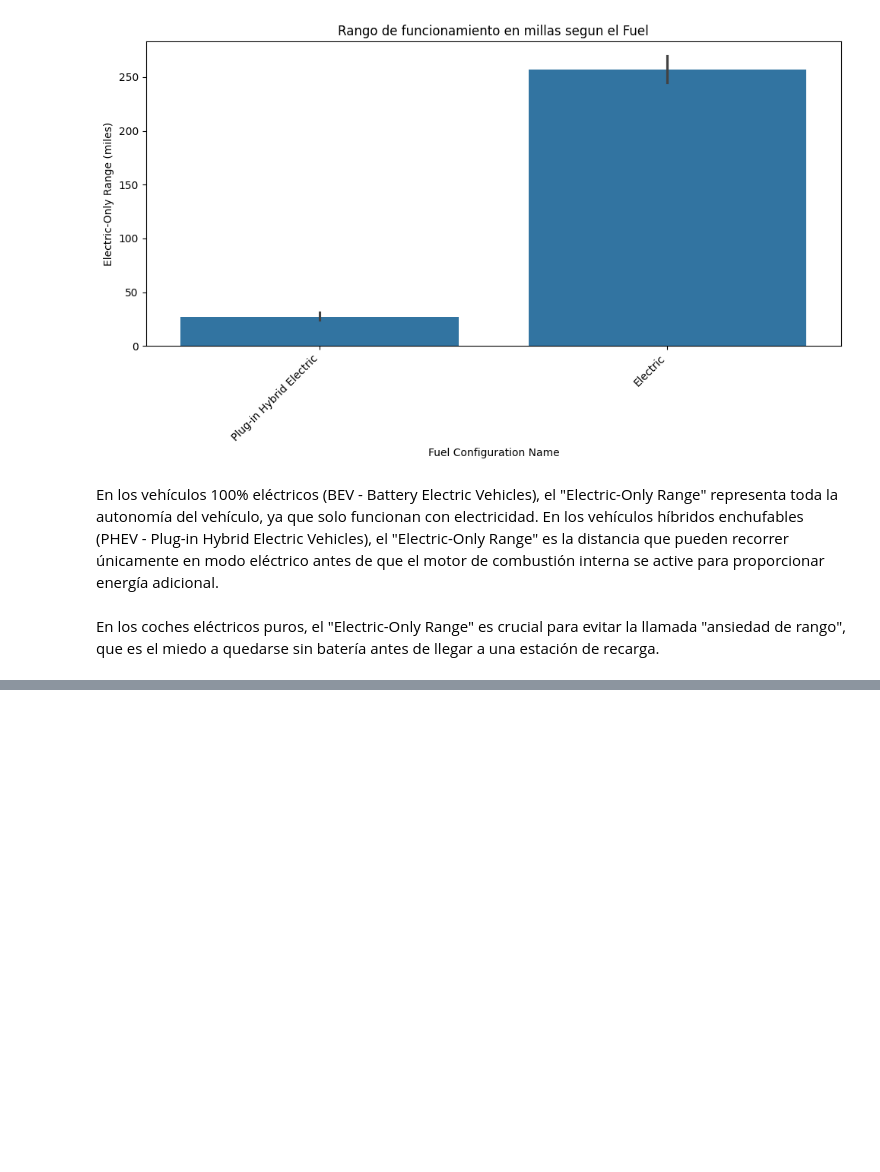
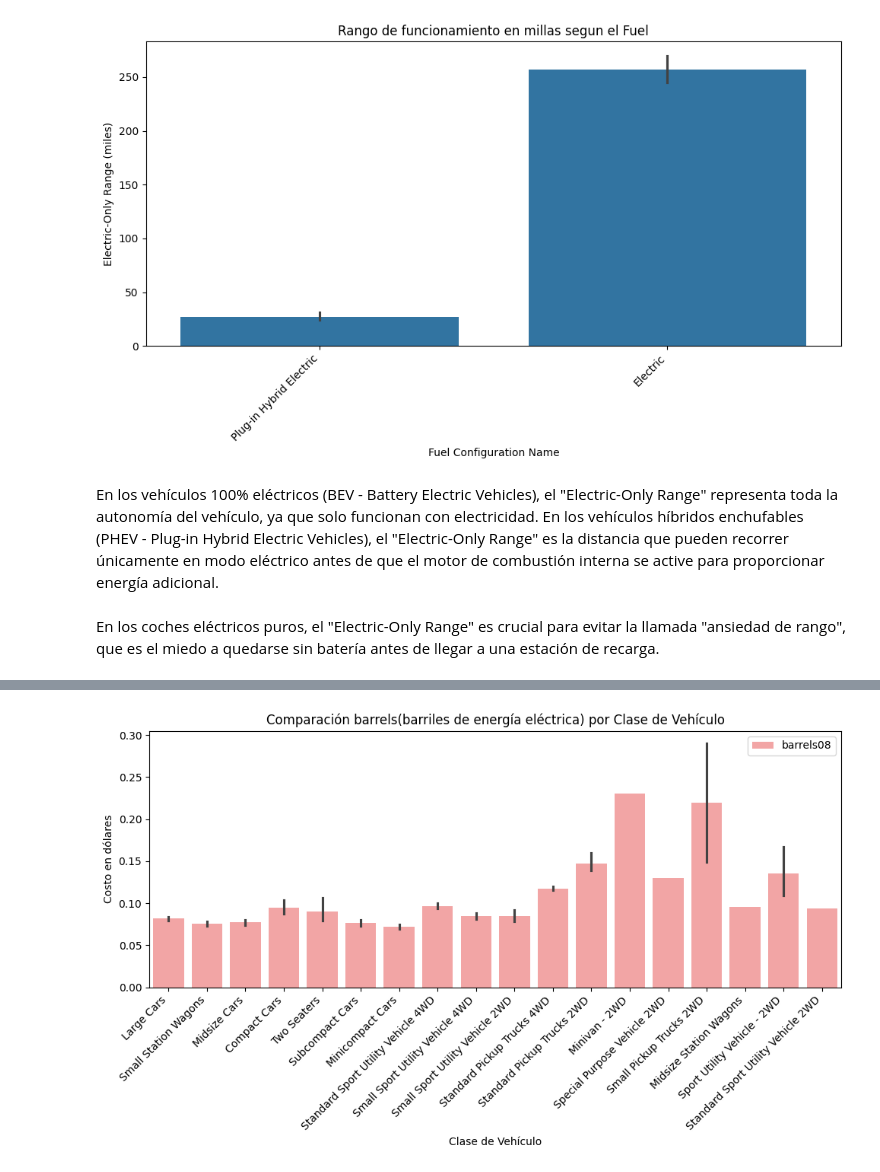
Before and after one commit to AgustinNiederle/ProyectoFinalHenry_AirTaxis, a Jupyter notebook: exploracion1.ipynb, the cells around one changed output, grey strips where cells are left out. Drawn from its saved outputs; the diff is of its cells as text; code cells hidden in the pictures; blank space fills up the shorter version.

```diff
--- a/exploracion1.ipynb
+++ b/exploracion1.ipynb
@@ -742,0 +865,14 @@ En los coches eléctricos puros, el "Electric-Only Range" es crucial para evitar
+# %%
+plt.figure(figsize=(10, 6))
+
+sns.barplot(x='VClass', y='barrels08', data=sub_dataset7_electricity, color='r', alpha=0.4, label='barrels08')
+plt.title('Comparación barrels(barriles de energía eléctrica) por Clase de Vehículo')
+plt.xlabel('Clase de Vehículo')
+plt.ylabel('Costo en dólares')
+plt.xticks(rotation=45, ha='right')  # Rotar etiquetas si es necesario
+plt.legend()  # Mostrar la leyenda
+
+plt.tight_layout()
+plt.show()
+# %% [output]
+[figure, added]
```
Also changed, not shown: parts of 24 cells of this notebook, 21 other files.
